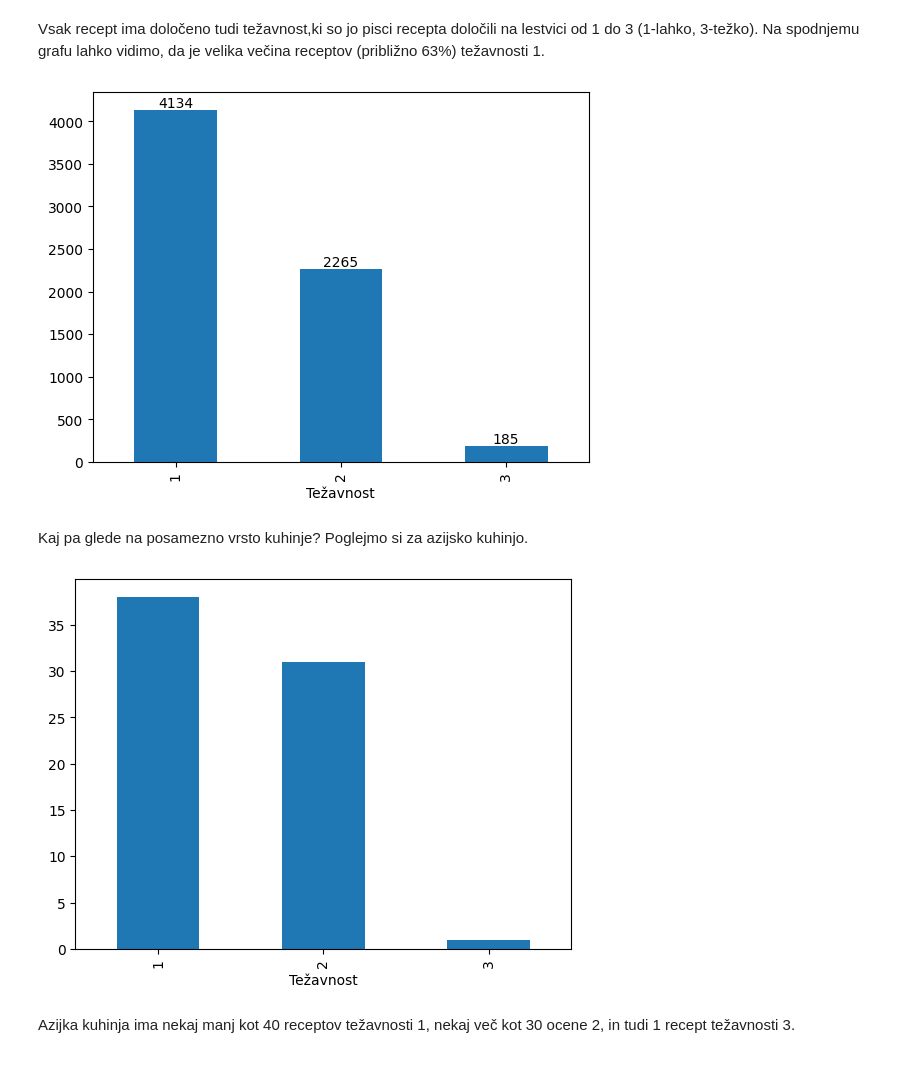
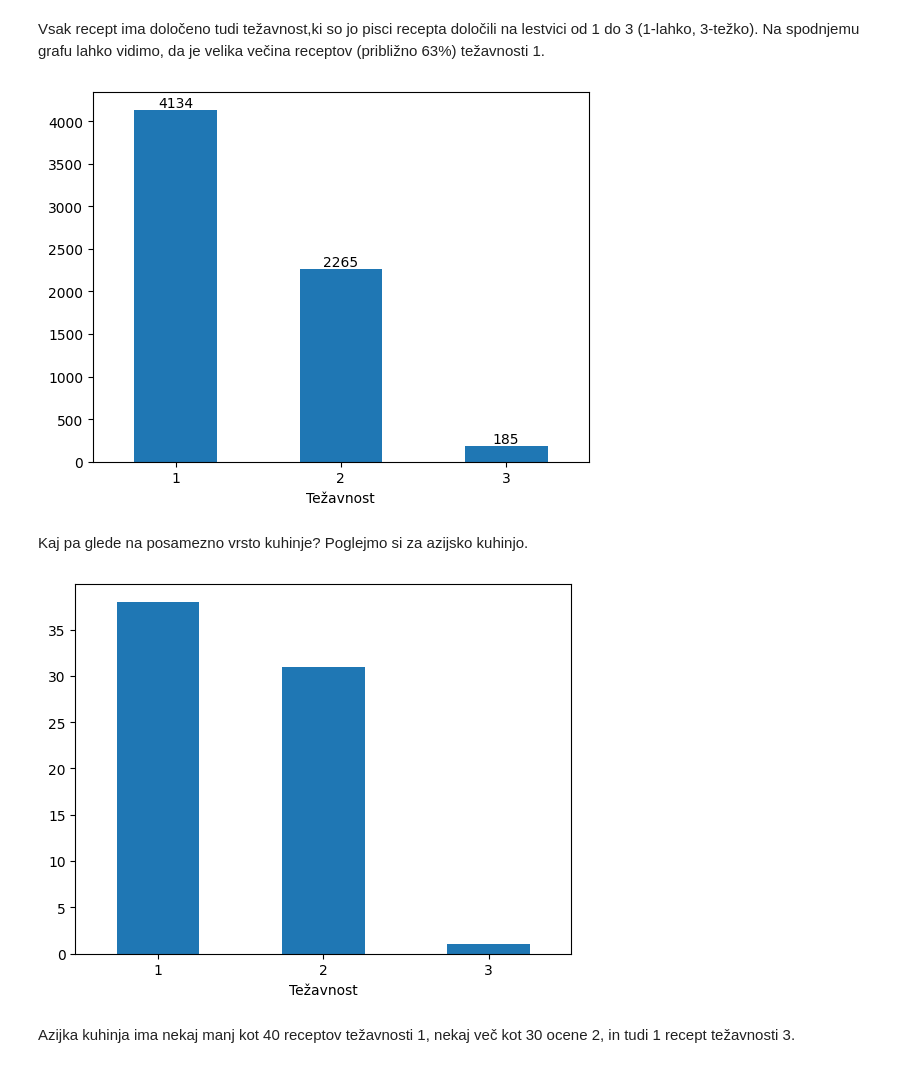
Before and after one commit to M4XiR/Seminarska-naloga-UVP, a Jupyter notebook: analiza_podatkov.ipynb, the cells around one changed output. Drawn from its saved outputs; the diff is of its cells as text; code cells hidden in the pictures.

```diff
--- a/analiza_podatkov.ipynb
+++ b/analiza_podatkov.ipynb
@@ -121,19 +121,19 @@ resetan_index = pd.DataFrame(po_težavnosti, columns=['Count']).reset_index().so
 
 res_top_n = resetan_index.head(3)
 #oštevilčenje
-graf = res_top_n.plot.bar(x='Težavnost', y='Count', legend=False)
+graf = res_top_n.plot.bar(x='Težavnost', y='Count', legend=False,rot=0)
 for index, value in enumerate(res_top_n['Count']):
     graf.text(index, value, str(value), ha='center', va='bottom')
 # %% [output]
-[figure, old version]
+[figure, new version]
 # %% [markdown]
 Kaj pa glede na posamezno vrsto kuhinje? Poglejmo si za azijsko kuhinjo.
 # %%
 tabela3 = RECEPTI[["Vrsta kuhinje","Težavnost"]].copy()
 po_težavnosti_specifično = tabela3.groupby("Težavnost")['Vrsta kuhinje'].value_counts().unstack(fill_value=0).tail(3)#value_counts prešteje ocene #unstack pretvori nazaj v dataframe #tail pa vzame samo 3 ocene ker so narobe označene ocene z 0
-graf2=po_težavnosti_specifično["Azijska"].plot(kind='bar')
+graf2=po_težavnosti_specifično["Azijska"].plot(kind='bar', rot=0)
 # %% [output]
-[figure, old version]
+[figure, new version]
 # %% [markdown]
 Azijka kuhinja ima nekaj manj kot 40 receptov težavnosti 1, nekaj več kot 30 ocene 2, in tudi 1 recept težavnosti 3.
 # %% [markdown]
```
Also changed, not shown: parts of 2 cells of this notebook.
